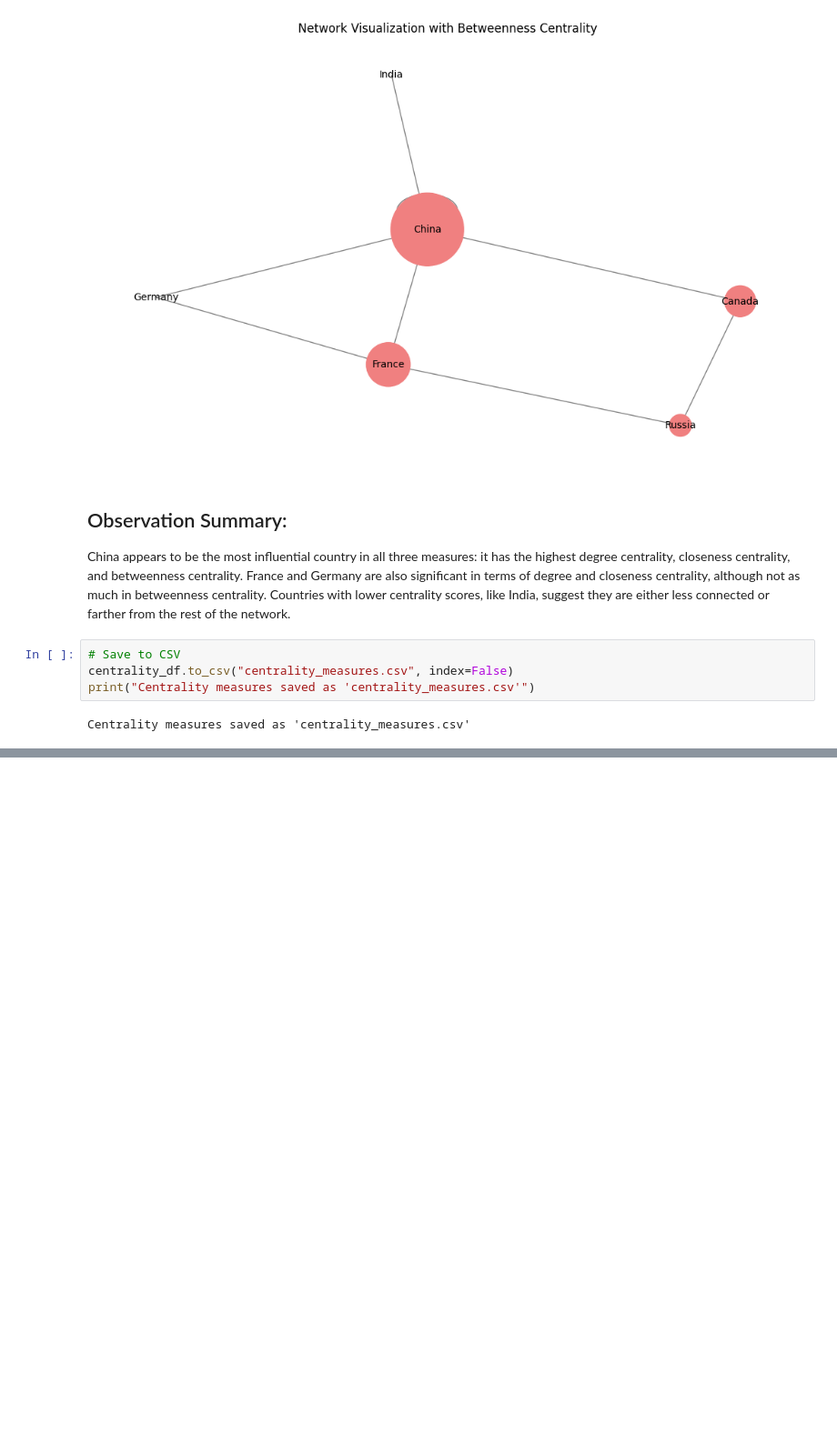
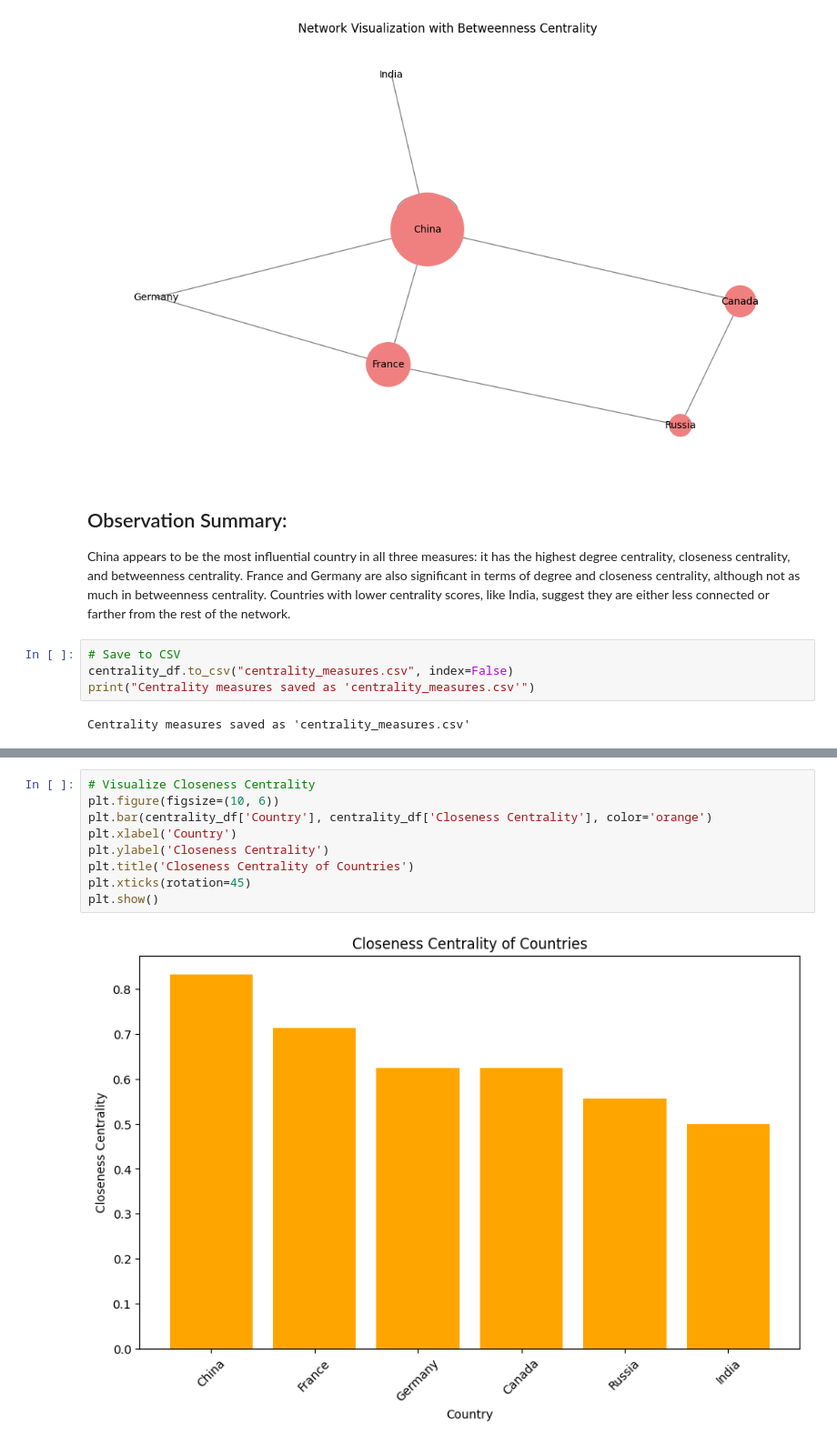
Before and after one commit to 92EvanC/20th_Century, a Jupyter notebook: Network_graph_1.7.ipynb, the cells around one changed output, grey strips where cells are left out. Shown at 91% size. Saved outputs shown, nothing was run; the diff lists cells and outputs as text; blank space fills up the shorter version.

```diff
--- a/Network_graph_1.7.ipynb
+++ b/Network_graph_1.7.ipynb
@@ -233,0 +245,11 @@ Centrality measures saved as 'centrality_measures.csv'
+# %%
+# Visualize Closeness Centrality
+plt.figure(figsize=(10, 6))
+plt.bar(centrality_df['Country'], centrality_df['Closeness Centrality'], color='orange')
+plt.xlabel('Country')
+plt.ylabel('Closeness Centrality')
+plt.title('Closeness Centrality of Countries')
+plt.xticks(rotation=45)
+plt.show()
+# %% [output]
+[figure, added]
```
Also changed, not shown: parts of 2 cells of this notebook.
